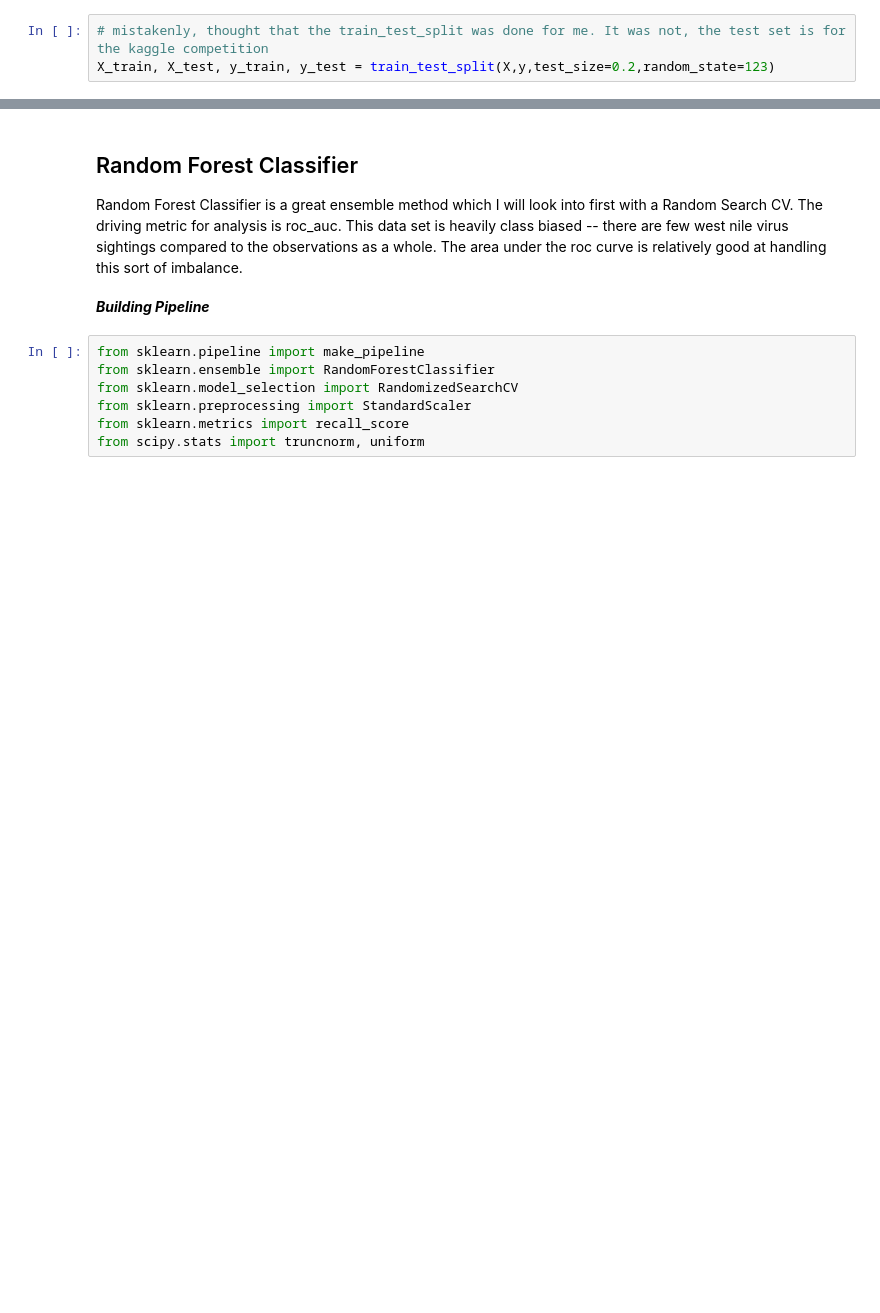
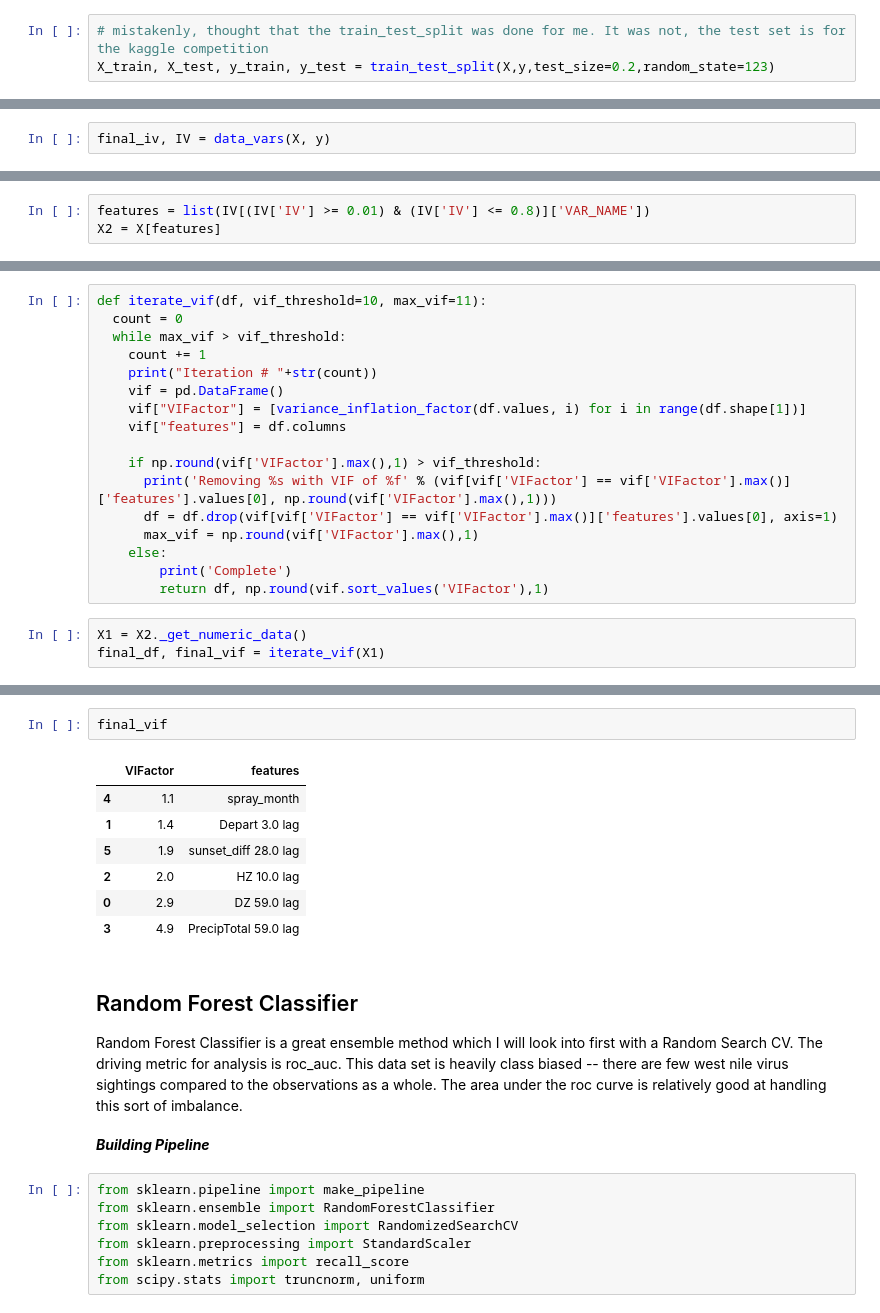
Before and after one commit to jonjacobs24/wnv-prediction, a Jupyter notebook: 02 Modeling and Prediction.ipynb, the cells around one changed output, grey strips where cells are left out. Cells and saved outputs as stored; diff of their text form; blank space fills up the shorter version.

Commit message:
included some information value and covariance analysis of features. needs a lot more work

```diff
--- a/02 Modeling and Prediction.ipynb
+++ b/02 Modeling and Prediction.ipynb
@@ -18,0 +160,2 @@ X_train, X_test, y_train, y_test = train_test_split(X,y,test_size=0.2,random_sta
+# %%
+final_iv, IV = data_vars(X, y)
@@ -18,0 +188,3 @@ X_train, X_test, y_train, y_test = train_test_split(X,y,test_size=0.2,random_sta
+# %%
+features = list(IV[(IV['IV'] >= 0.01) & (IV['IV'] <= 0.8)]['VAR_NAME'])
+X2 = X[features]
@@ -18,0 +211,20 @@ X_train, X_test, y_train, y_test = train_test_split(X,y,test_size=0.2,random_sta
+# %%
+def iterate_vif(df, vif_threshold=10, max_vif=11):
+  count = 0
+  while max_vif > vif_threshold:
+    count += 1
+    print("Iteration # "+str(count))
+    vif = pd.DataFrame()
+    vif["VIFactor"] = [variance_inflation_factor(df.values, i) for i in range(df.shape[1])]
+    vif["features"] = df.columns
+
+    if np.round(vif['VIFactor'].max(),1) > vif_threshold:
+      print('Removing %s with VIF of %f' % (vif[vif['VIFactor'] == vif['VIFactor'].max()]['features'].values[0], np.round(vif['VIFactor'].max(),1)))
+      df = df.drop(vif[vif['VIFactor'] == vif['VIFactor'].max()]['features'].values[0], axis=1)
+      max_vif = np.round(vif['VIFactor'].max(),1)
+    else:
+        print('Complete')
+        return df, np.round(vif.sort_values('VIFactor'),1)
+# %%
+X1 = X2._get_numeric_data()
+final_df, final_vif = iterate_vif(X1)
@@ -19,3 +249,13 @@ X_train, X_test, y_train, y_test = train_test_split(X,y,test_size=0.2,random_sta
+# %%
+final_vif
+# %% [output]
+|  | VIFactor | features |
+| 4 | 1.1 | spray_month |
+| 1 | 1.4 | Depart 3.0 lag |
+| 5 | 1.9 | sunset_diff 28.0 lag |
+| 2 | 2.0 | HZ 10.0 lag |
+| 0 | 2.9 | DZ 59.0 lag |
+| 3 | 4.9 | PrecipTotal 59.0 lag |
 # %% [markdown]
 <h2>Random Forest Classifier</h2>
 Random Forest Classifier is a great ensemble method which I will look into first with a Random Search CV. The driving metric for analysis is roc_auc. This data set is heavily class biased -- there are few west nile virus sightings compared to the observations as a whole. The area under the roc curve is relatively good at handling this sort of imbalance.
```
Also changed, not shown: parts of 9 cells of this notebook, 4 other files.
